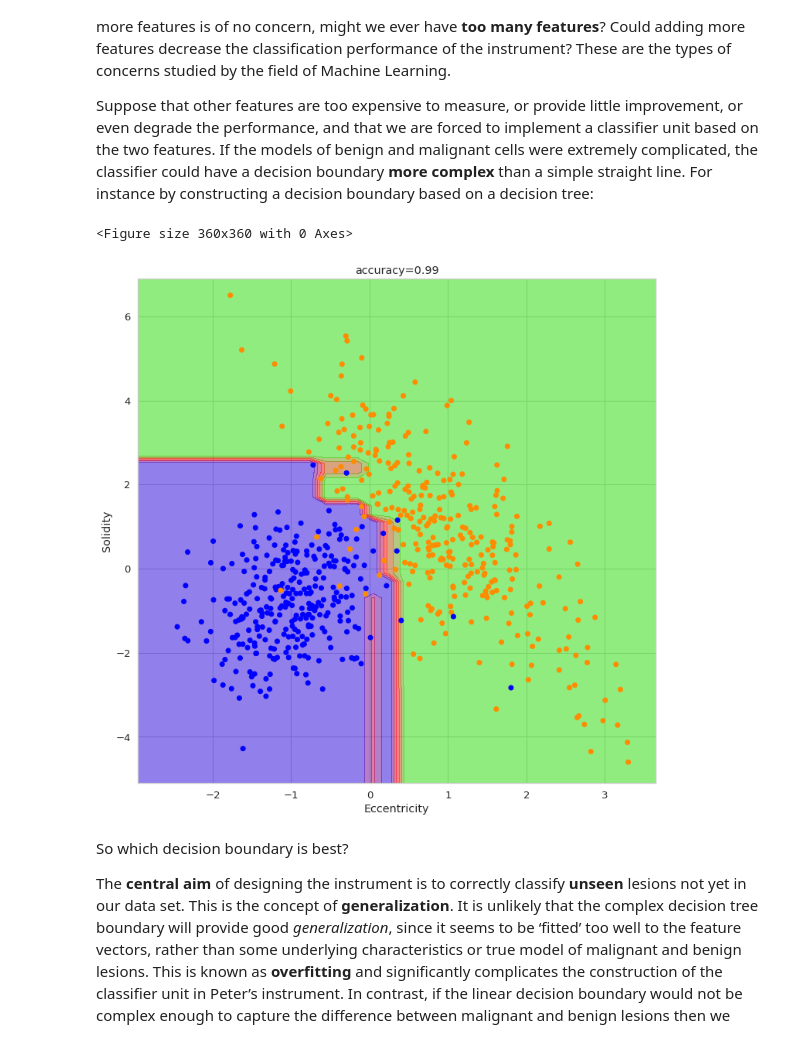
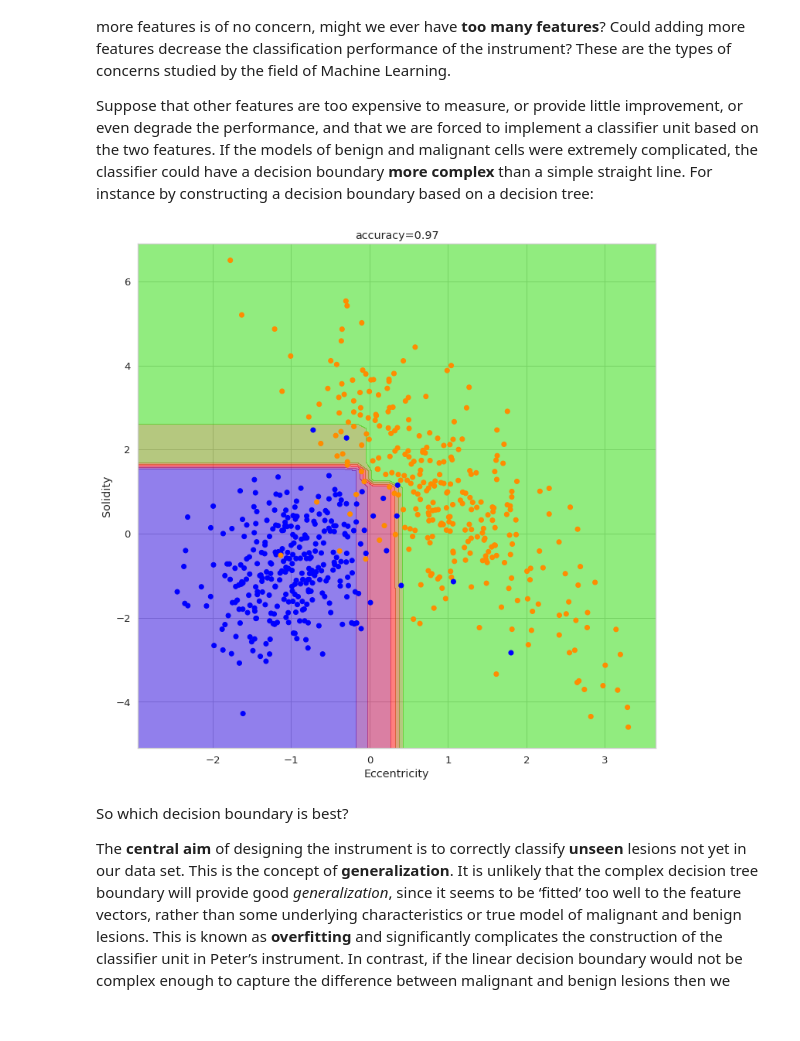
Before and after one commit to mtthsmoore/PRACTUNFINISHED_class_K-means, a Jupyter notebook: notebooks/0_introduction/0_Introduction.ipynb, the cells around one changed output. Cells and saved outputs as stored; diff of their text form; code cells hidden in the pictures.

```diff
--- a/notebooks/0_introduction/0_Introduction.ipynb
+++ b/notebooks/0_introduction/0_Introduction.ipynb
@@ -314,14 +313,11 @@ Suppose that other features are too expensive to measure, or provide little impr
 # %%
 from sklearn.tree import DecisionTreeClassifier
 
-model =  DecisionTreeClassifier(max_depth=5,random_state=0)
+model =  DecisionTreeClassifier(max_depth=3,random_state=0)
 model.fit(X, y)
-plt.figure(figsize=(5,5))
 plot_decision_boundary(model,X,y)
-plt.show()
 # %% [output]
-<Figure size 360x360 with 0 Axes>
-[figure, old version]
+[figure, new version]
 # %% [markdown]
 So which decision boundary is best?
 
```
Also changed, not shown: parts of 1 cell of this notebook.
